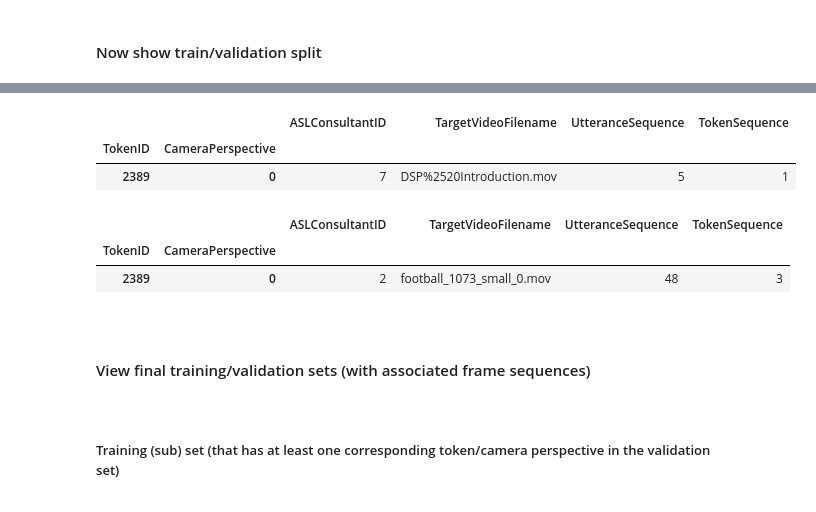
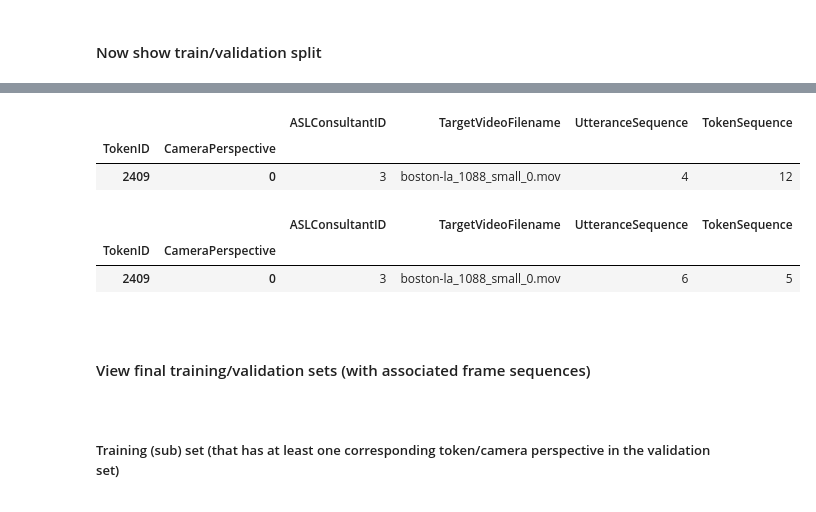
Before and after one commit to sacontreras/fids-capstone-asl-translation, a Jupyter notebook: preprocess.ipynb, the cells around one changed output, grey strips where cells are left out. Cells and saved outputs as stored; diff of their text form; code cells hidden in the pictures.

```diff
--- a/nb2.ipynb
+++ b/preprocess.ipynb
@@ -760,19 +759,19 @@ df_val__ctvusts_by_tcp__gt_1
 # %%
 df_train__ctvusts_by_tcp__gt_1.loc[
     (
-        [2389],         # TokenID
+        [2409],         # TokenID
         [0]             # CameraPerspective
     ),
     :
 ].sort_index(ascending=[True, True])
 # %% [output]
 |  |  | ASLConsultantID | TargetVideoFilename | UtteranceSequence | TokenSequence |
 | TokenID | CameraPerspective |  |  |  |  |
-| 2389 | 0 | 7 | DSP%2520Introduction.mov | 5 | 1 |
+| 2409 | 0 | 3 | boston-la_1088_small_0.mov | 4 | 12 |
 # %%
 df_val__ctvusts_by_tcp__gt_1.loc[
     (
-        [2389],         # TokenID
+        [2409],         # TokenID
         [0]             # CameraPerspective
     ),
     :
@@ -780,7 +779,7 @@ df_val__ctvusts_by_tcp__gt_1.loc[
 # %% [output]
 |  |  | ASLConsultantID | TargetVideoFilename | UtteranceSequence | TokenSequence |
 | TokenID | CameraPerspective |  |  |  |  |
-| 2389 | 0 | 2 | football_1073_small_0.mov | 48 | 3 |
+| 2409 | 0 | 3 | boston-la_1088_small_0.mov | 6 | 5 |
 # %% [markdown]
 <p><br>
 
```
Also changed, not shown: parts of 11 cells of this notebook, 6 other files.
